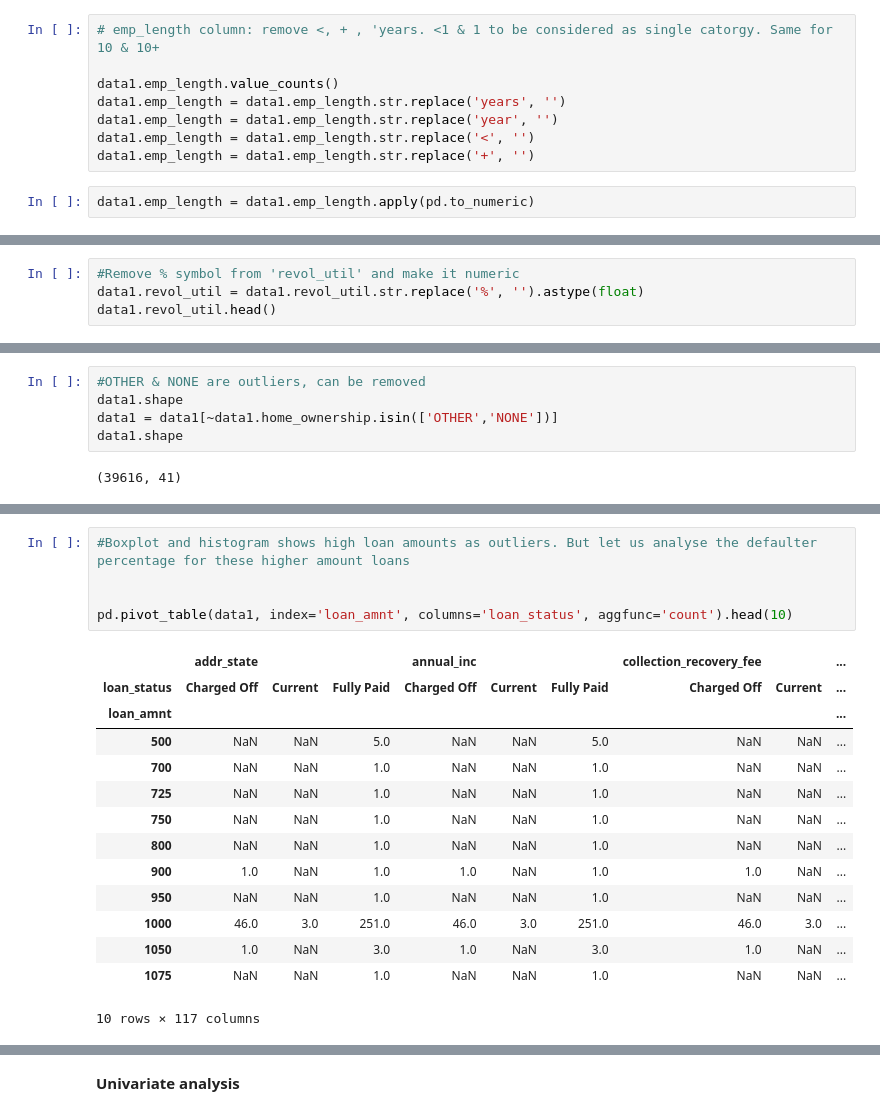
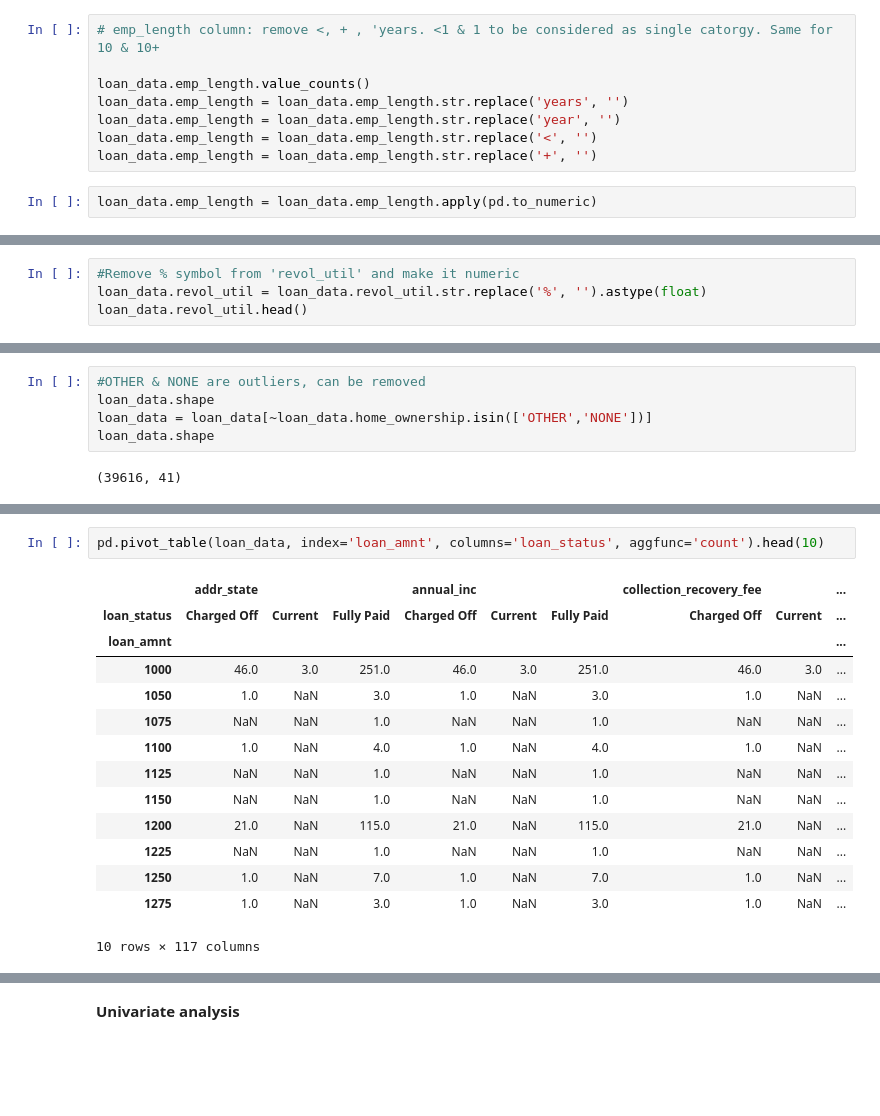
Before and after one commit to kiranp37/LendingClubCaseStudy, a Jupyter notebook: LendingClubCaseStudy.ipynb, the cells around one changed output, grey strips where cells are left out. Saved outputs shown, nothing was run; the diff lists cells and outputs as text; blank space fills up the shorter version.

```diff
--- a/LendingClubCaseStudy.ipynb
+++ b/LendingClubCaseStudy.ipynb
@@ -235,11 +244,11 @@ data1.emp_length.isna().sum()
 # %%
 # emp_length column: remove <, + , 'years. <1 & 1 to be considered as single catorgy. Same for 10 & 10+
 
-data1.emp_length.value_counts()
-data1.emp_length = data1.emp_length.str.replace('years', '')
-data1.emp_length = data1.emp_length.str.replace('year', '')
-data1.emp_length = data1.emp_length.str.replace('<', '')
-data1.emp_length = data1.emp_length.str.replace('+', '')
+loan_data.emp_length.value_counts()
+loan_data.emp_length = loan_data.emp_length.str.replace('years', '')
+loan_data.emp_length = loan_data.emp_length.str.replace('year', '')
+loan_data.emp_length = loan_data.emp_length.str.replace('<', '')
+loan_data.emp_length = loan_data.emp_length.str.replace('+', '')
 # %%
-data1.emp_length = data1.emp_length.apply(pd.to_numeric)
+loan_data.emp_length = loan_data.emp_length.apply(pd.to_numeric)
 # %%
@@ -256,8 +265,8 @@ max         10.000000
 Name: emp_length, dtype: float64
 # %%
 #Remove % symbol from 'revol_util' and make it numeric
-data1.revol_util = data1.revol_util.str.replace('%', '').astype(float)
-data1.revol_util.head()
+loan_data.revol_util = loan_data.revol_util.str.replace('%', '').astype(float)
+loan_data.revol_util.head()
 # %% [output]
 0    83.7
 1     9.4
@@ -298,9 +307,9 @@ data1.home_ownership.hist()
 [figure]
 # %%
 #OTHER & NONE are outliers, can be removed
-data1.shape
-data1 = data1[~data1.home_ownership.isin(['OTHER','NONE'])]
-data1.shape
+loan_data.shape
+loan_data = loan_data[~loan_data.home_ownership.isin(['OTHER','NONE'])]
+loan_data.shape
 # %% [output]
 (39616, 41)
 # %%
@@ -315,26 +324,23 @@ data1.loan_amnt.hist()
 # %% [output]
 <Axes: >
 [figure]
-# %%
-#Boxplot and histogram shows high loan amounts as outliers. But let us analyse the defaulter percentage for these higher amount loans
-
-
-pd.pivot_table(data1, index='loan_amnt', columns='loan_status', aggfunc='count').head(10)
-# %% [output]
-|  | addr_state |  |  | annual_inc |  |  | collection_recovery_fee |  | ... |
-| loan_status | Charged Off | Current | Fully Paid | Charged Off | Current | Fully Paid | Charged Off | Current | ... |
-| loan_amnt |  |  |  |  |  |  |  |  | ... |
-| 500 | NaN | NaN | 5.0 | NaN | NaN | 5.0 | NaN | NaN | ... |
-| 700 | NaN | NaN | 1.0 | NaN | NaN | 1.0 | NaN | NaN | ... |
-| 725 | NaN | NaN | 1.0 | NaN | NaN | 1.0 | NaN | NaN | ... |
-| 750 | NaN | NaN | 1.0 | NaN | NaN | 1.0 | NaN | NaN | ... |
-| 800 | NaN | NaN | 1.0 | NaN | NaN | 1.0 | NaN | NaN | ... |
-| 900 | 1.0 | NaN | 1.0 | 1.0 | NaN | 1.0 | 1.0 | NaN | ... |
-| 950 | NaN | NaN | 1.0 | NaN | NaN | 1.0 | NaN | NaN | ... |
-| 1000 | 46.0 | 3.0 | 251.0 | 46.0 | 3.0 | 251.0 | 46.0 | 3.0 | ... |
-| 1050 | 1.0 | NaN | 3.0 | 1.0 | NaN | 3.0 | 1.0 | NaN | ... |
-| 1075 | NaN | NaN | 1.0 | NaN | NaN | 1.0 | NaN | NaN | ... |
-10 rows × 117 columns
+# %%
+pd.pivot_table(loan_data, index='loan_amnt', columns='loan_status', aggfunc='count').head(10)
+# %% [output]
+|  | addr_state |  |  | annual_inc |  |  | collection_recovery_fee |  | ... |
+| loan_status | Charged Off | Current | Fully Paid | Charged Off | Current | Fully Paid | Charged Off | Current | ... |
+| loan_amnt |  |  |  |  |  |  |  |  | ... |
+| 1000 | 46.0 | 3.0 | 251.0 | 46.0 | 3.0 | 251.0 | 46.0 | 3.0 | ... |
+| 1050 | 1.0 | NaN | 3.0 | 1.0 | NaN | 3.0 | 1.0 | NaN | ... |
+| 1075 | NaN | NaN | 1.0 | NaN | NaN | 1.0 | NaN | NaN | ... |
+| 1100 | 1.0 | NaN | 4.0 | 1.0 | NaN | 4.0 | 1.0 | NaN | ... |
+| 1125 | NaN | NaN | 1.0 | NaN | NaN | 1.0 | NaN | NaN | ... |
+| 1150 | NaN | NaN | 1.0 | NaN | NaN | 1.0 | NaN | NaN | ... |
+| 1200 | 21.0 | NaN | 115.0 | 21.0 | NaN | 115.0 | 21.0 | NaN | ... |
+| 1225 | NaN | NaN | 1.0 | NaN | NaN | 1.0 | NaN | NaN | ... |
+| 1250 | 1.0 | NaN | 7.0 | 1.0 | NaN | 7.0 | 1.0 | NaN | ... |
+| 1275 | 1.0 | NaN | 3.0 | 1.0 | NaN | 3.0 | 1.0 | NaN | ... |
+10 rows × 117 columns
 # %%
 #Loans less than 1000 are outliers with only 1 chargedoff case. These can be removed
 
```
Also changed, not shown: parts of 111 cells of this notebook.
